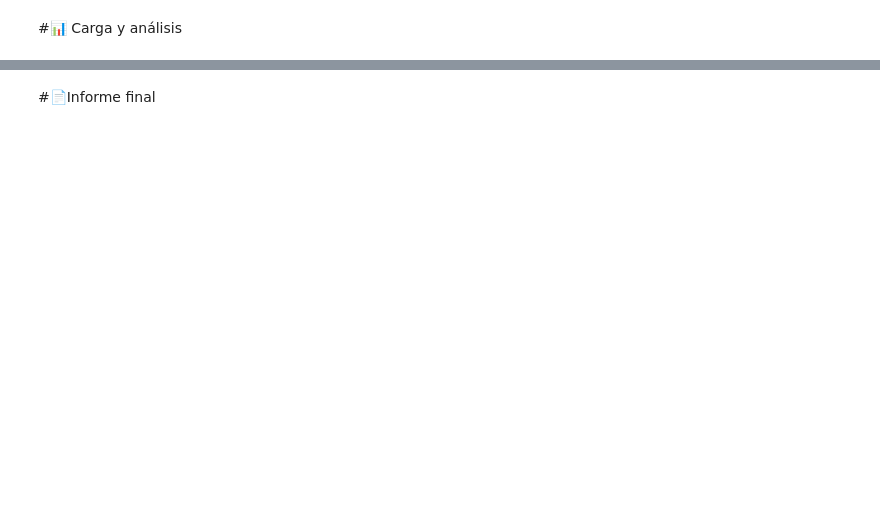
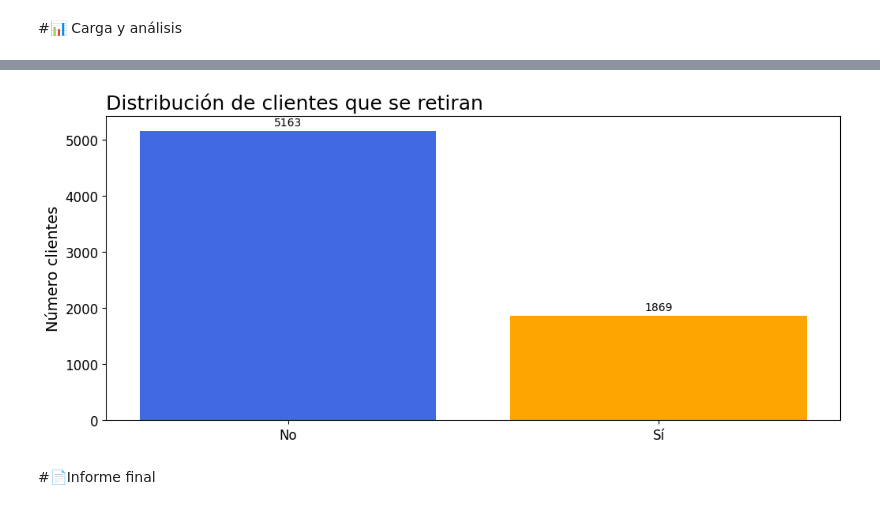
Before and after one commit to MCCoronel12/Proyecto_Telecom, a Jupyter notebook: TelecomX_LATAM.ipynb, the cells around one changed output, grey strips where cells are left out. Saved outputs shown, nothing was run; the diff lists cells and outputs as text; code cells hidden in the pictures; blank space fills up the shorter version.

```diff
--- a/TelecomX_LATAM.ipynb
+++ b/TelecomX_LATAM.ipynb
@@ -269,2 +416,25 @@ pandas.core.frame.DataFrame
+# %%
+colores = ['royalblue', 'orange']
+churn_counts = d_telecom['churn'].value_counts().sort_index()
+
+fig, ax = plt.subplots(figsize=(12,5))
+bars = ax.bar(churn_counts.index, churn_counts.values, color=colores)
+
+ax.set_title('Distribución de clientes que se retiran', loc='left', fontsize=18)
+ax.set_ylabel('Número clientes', fontsize=14)
+ax.set_xlabel('')
+
+ax.set_xticks([0, 1])
+ax.set_xticklabels(['No', 'Sí'])
+
+# aquí Matplotlib pone las etiquetas automáticamente
+ax.bar_label(bars, padding=2)  # padding = distancia sobre la barra
+
+ax.xaxis.set_tick_params(labelsize=12)
+ax.yaxis.set_tick_params(labelsize=12)
+
+plt.show()
+# %% [output]
+[figure, added]
 # %% [markdown]
 #📄Informe final
```
Also changed, not shown: parts of 13 cells of this notebook.
